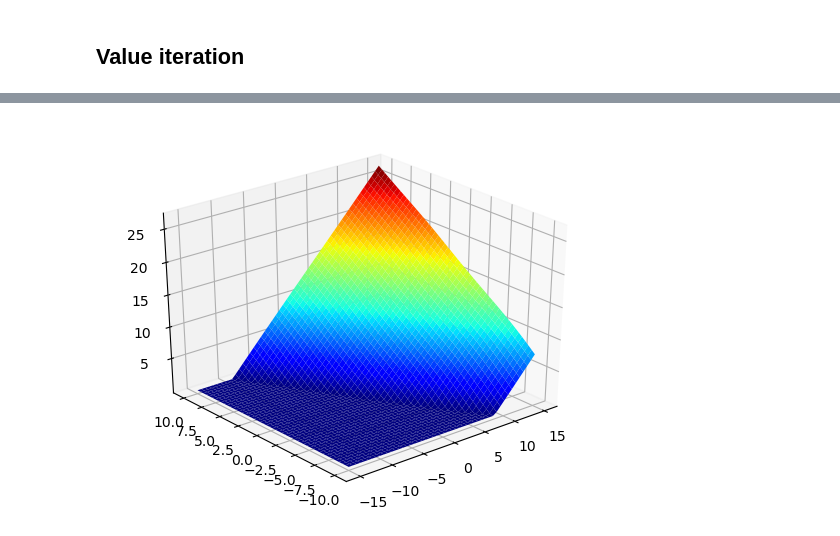
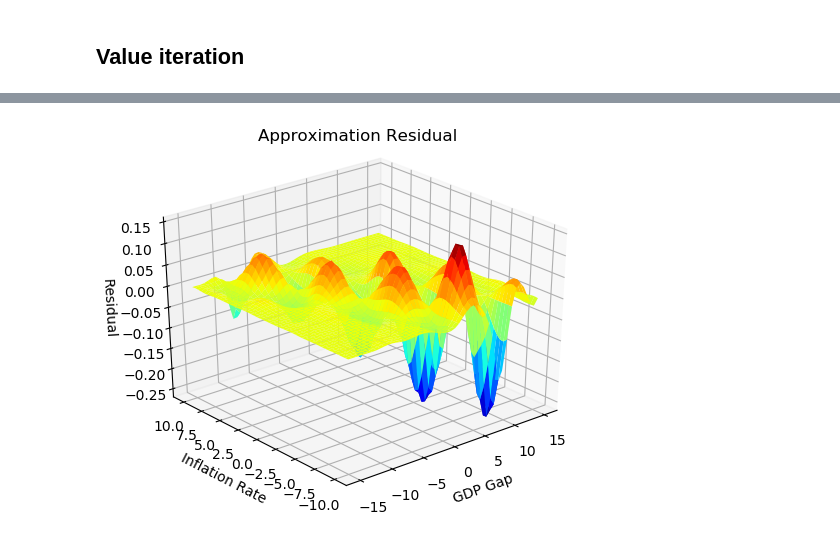
Before and after one commit to OyamaZemi/MirandaFackler.notebooks, a Jupyter notebook: collocation/collocation.ipynb, the cells around one changed output, grey strips where cells are left out. Cells and saved outputs as stored; diff of their text form; code cells hidden in the pictures.

```diff
--- a/collocation/collocation.ipynb
+++ b/collocation/collocation.ipynb
@@ -517,3 +517,15 @@ grids = map(linspace, s_min, s_max, grid_length)
 ss = gridmake(grids...)
 V, X = vmax(cdp, ss, C)
 resid = V - funeval(C, cdp.interp.basis, ss);
+# %%
+title = "Optimal Monetary Policy"
+xlabel = "GDP Gap"
+ylabel = "Inflation Rate"
+zlabel = "Nominal Interest Rate"
+PyPlot.surf(grids..., reshape(X, grid_length...)', cmap=PyPlot.cm[:jet])
+ax = PyPlot.gca()
+ax[:set_xlabel](xlabel)
+ax[:set_ylabel](ylabel)
+ax[:set_zlabel](zlabel)
+ax[:set_title](title, y=1.05)
+ax[:view_init](ax[:elev], 230)
@@ -520,6 +534,12 @@ resid = V - funeval(C, cdp.interp.basis, ss);
 # %%
-PyPlot.surf(grids..., reshape(X, grid_length...)', cmap=PyPlot.cm[:jet])
+title = "Approximation Residual"
+zlabel = "Residual"
+PyPlot.surf(grids..., reshape(resid, grid_length...)', cmap=PyPlot.cm[:jet])
 ax = PyPlot.gca()
+ax[:set_xlabel](xlabel)
+ax[:set_ylabel](ylabel)
+ax[:set_zlabel](zlabel)
+ax[:set_title](title, y=1.05)
 ax[:view_init](ax[:elev], 230)
 # %% [output]
-[figure, old version]
+[figure, new version]
```
Also changed, not shown: parts of 6 cells of this notebook.
